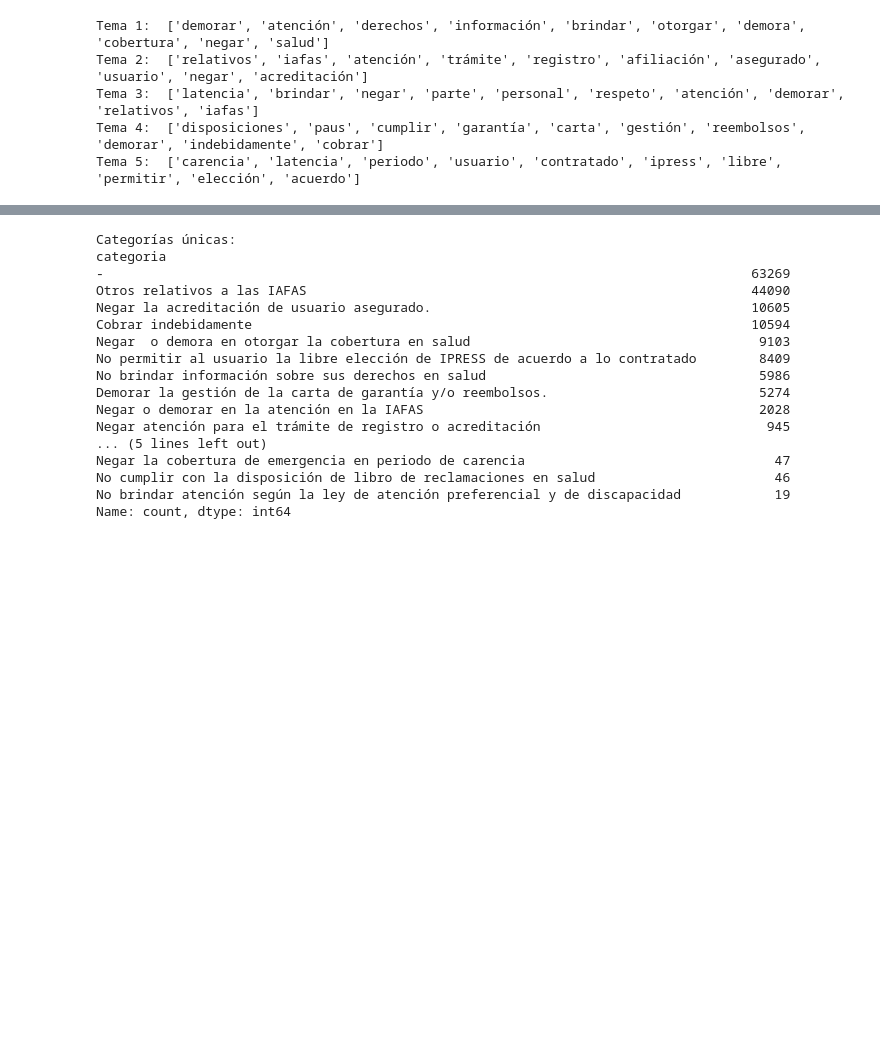
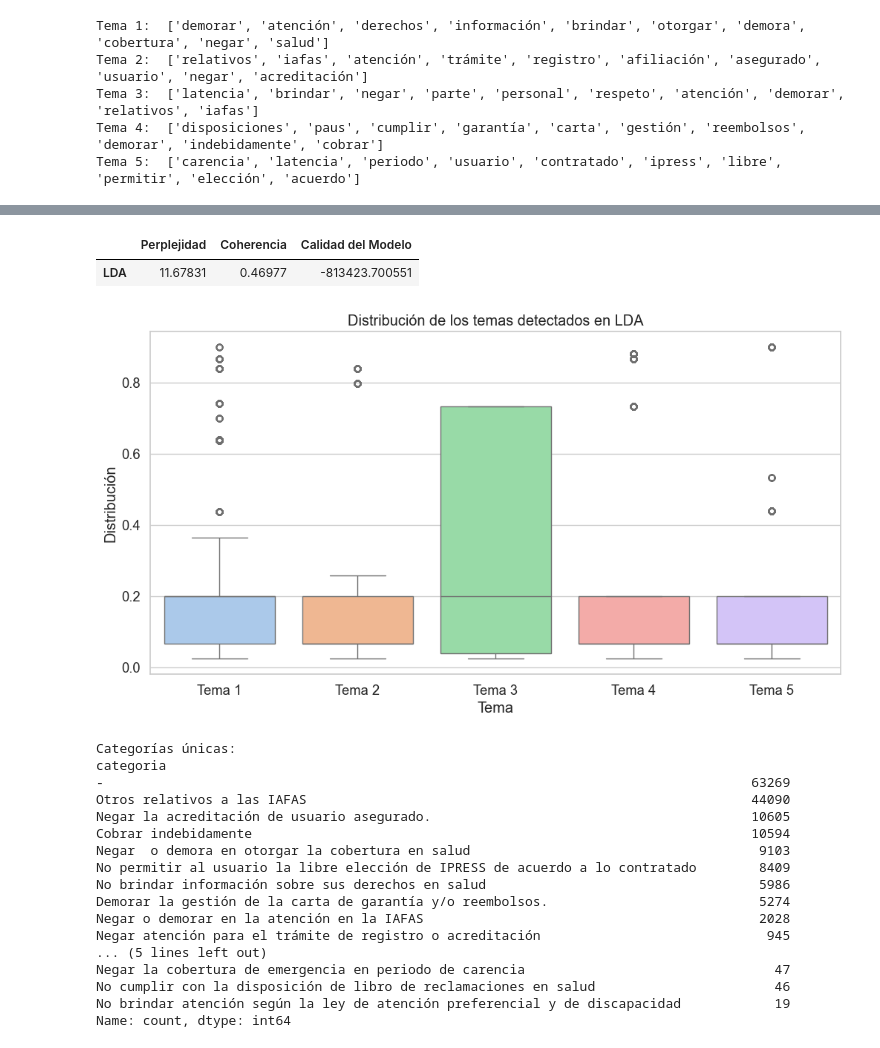
Before and after one commit to harold232/mineria-de-texto-reclamos, a Jupyter notebook: notebooks/04_mineria_texto.ipynb, the cells around one changed output, grey strips where cells are left out. Cells and saved outputs as stored; diff of their text form; code cells hidden in the pictures; blank space fills up the shorter version.

Commit message:
Add metricas

```diff
--- a/notebooks/04_mineria_texto.ipynb
+++ b/notebooks/04_mineria_texto.ipynb
@@ -275,3 +303,26 @@ from sklearn.metrics import classification_report, accuracy_score, f1_score, pre
+# %%
+metrics_df = pd.DataFrame(metrics, index=["LDA"])
+metrics_df
+# %% [output]
+|  | Perplejidad | Coherencia | Calidad del Modelo |
+| LDA | 11.67831 | 0.46977 | -813423.700551 |
+# %%
+import matplotlib.pyplot as plt
+import seaborn as sns
+
+# Obtener la distribución de los temas
+topic_distribution = lda.transform(X)
+topic_distribution_df = pd.DataFrame(topic_distribution, columns=[f"Tema {i+1}" for i in range(5)])
+# %%
+# Graficar la distribución de los temas
+plt.figure(figsize=(12, 6))
+sns.boxplot(data=topic_distribution_df)
+plt.title("Distribución de los temas detectados en LDA")
+plt.xlabel("Tema")
+plt.ylabel("Distribución")
+plt.show()
+# %% [output]
+[figure, added]
 # %%
 import pickle
 # %%
```
Also changed, not shown: parts of 18 cells of this notebook, 3 other files.
